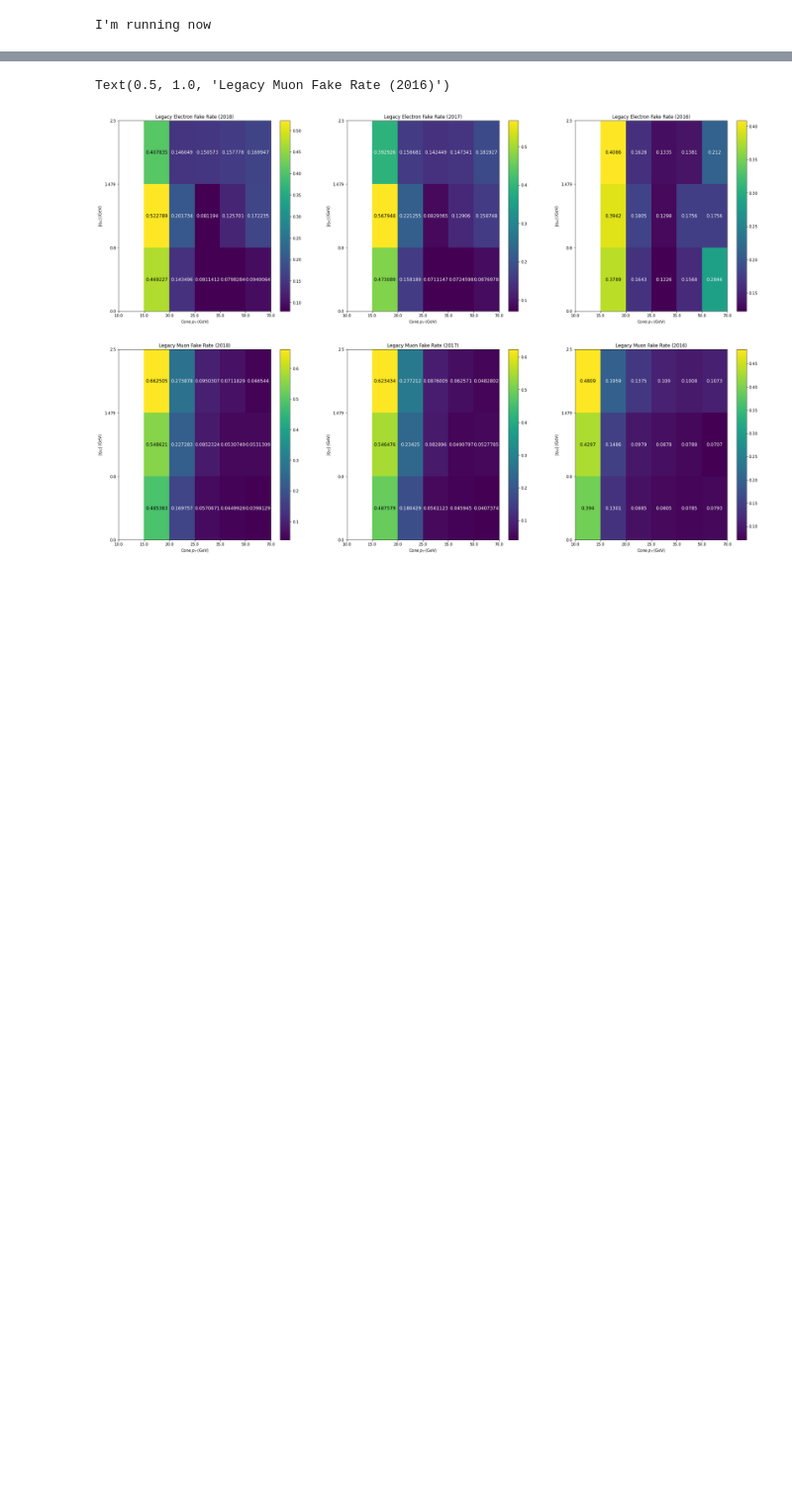
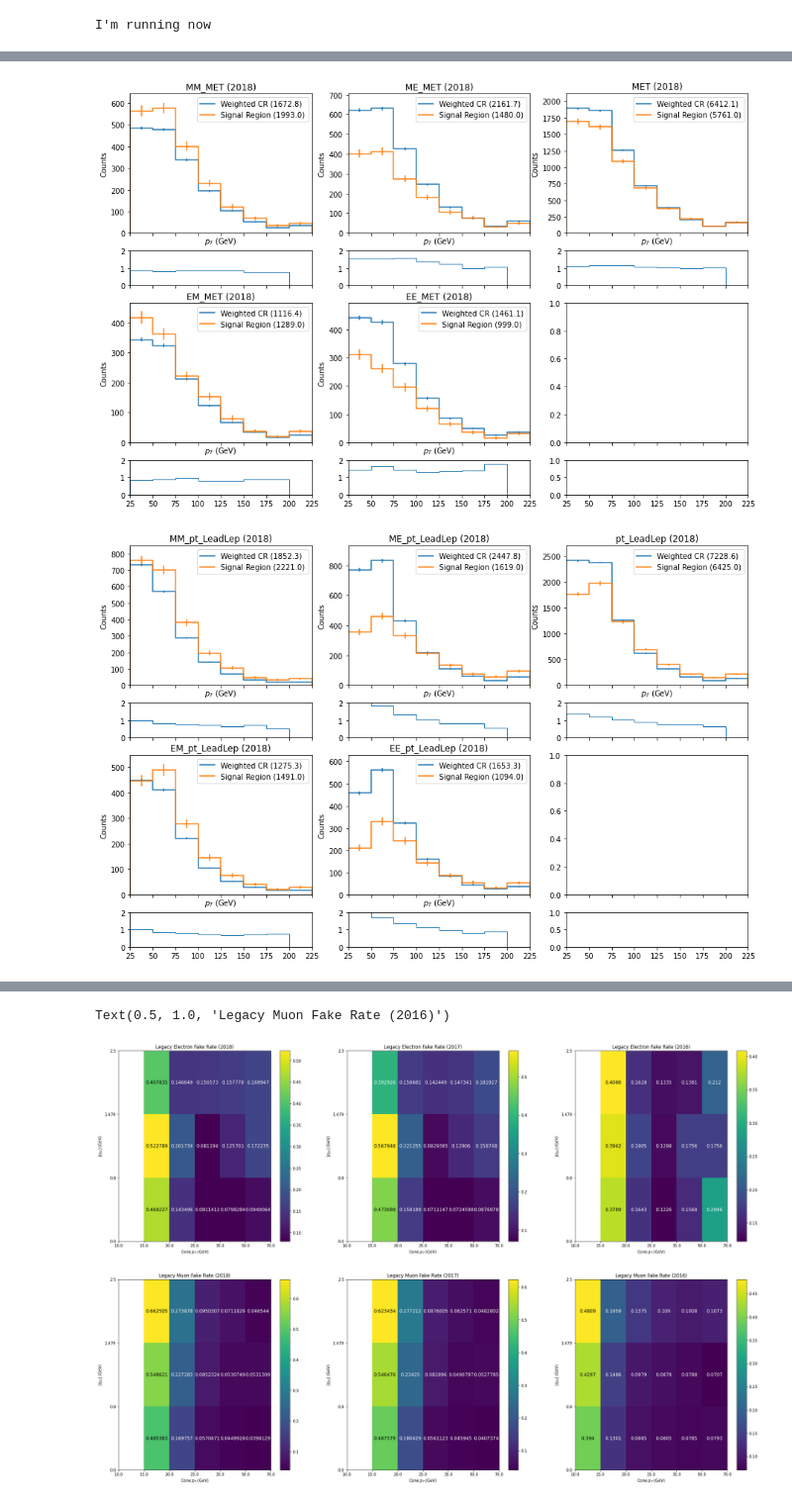
Before and after one commit to danbarto/tW_scattering, a Jupyter notebook: notebooks/FCNC_FR_validation.ipynb, the cells around one changed output, grey strips where cells are left out. Shown at 99% size. Cells and saved outputs as stored; diff of their text form; code cells hidden in the pictures; blank space fills up the shorter version.

```diff
--- a/notebooks/FCNC_FR_validation.ipynb
+++ b/notebooks/FCNC_FR_validation.ipynb
@@ -151,0 +240,74 @@ plt.draw()
+# %%
+#fig, ax = plt.subplots(2, 3, figsize=(15, 10))
+fig, ax = plt.subplots(4, 3, sharex=True, figsize=(15,10), gridspec_kw=dict(height_ratios=[4, 1, 4, 1]))
+pp_hist(output, "MM_MET", ax[0,0])
+pp_hist(output, "ME_MET", ax[0,1])
+pp_ratio(output, "MM_MET", ax[1,0])
+pp_ratio(output, "ME_MET", ax[1,1])
+pp_hist(output, "EM_MET", ax[2,0])
+pp_hist(output, "EE_MET", ax[2,1])
+pp_ratio(output, "EM_MET", ax[3,0])
+pp_ratio(output, "EE_MET", ax[3,1])
+pp_hist(output, "MET", ax[0,2])
+pp_ratio(output, "MET", ax[1,2])
+plt.savefig("/home/users/cmcmahon/public_html/fake_rates/histograms/{}/MET.pdf".format(year))
+plt.draw()
+
+fig, ax = plt.subplots(4, 3, sharex=True,  figsize=(15,10), gridspec_kw=dict(height_ratios=[4, 1, 4, 1]))
+pp_hist(output, "MM_pt_LeadLep", ax[0,0])
+pp_hist(output, "ME_pt_LeadLep", ax[0,1])
+pp_ratio(output, "MM_pt_LeadLep", ax[1,0])
+pp_ratio(output, "ME_pt_LeadLep", ax[1,1])
+pp_hist(output, "EM_pt_LeadLep", ax[2,0])
+pp_hist(output, "EE_pt_LeadLep", ax[2,1])
+pp_ratio(output, "EM_pt_LeadLep", ax[3,0])
+pp_ratio(output, "EE_pt_LeadLep", ax[3,1])
+pp_hist(output, "pt_LeadLep", ax[0,2])
+pp_ratio(output, "pt_LeadLep", ax[1,2])
+plt.savefig("/home/users/cmcmahon/public_html/fake_rates/histograms/{}/leadlep_pt.pdf".format(year))
+plt.draw()
+
+fig, ax = plt.subplots(4, 3, sharex=True, figsize=(15,10), gridspec_kw=dict(height_ratios=[4, 1, 4, 1]))
+pp_hist(output, "MM_HT", ax[0,0])
+pp_hist(output, "ME_HT", ax[0,1])
+pp_ratio(output, "MM_HT", ax[1,0])
+pp_ratio(output, "ME_HT", ax[1,1])
+pp_hist(output, "EM_HT", ax[2,0])
+pp_hist(output, "EE_HT", ax[2,1])
+pp_ratio(output, "EM_HT", ax[3,0])
+pp_ratio(output, "EE_HT", ax[3,1])
+pp_hist(output, "HT", ax[0,2])
+pp_ratio(output, "HT", ax[1,2])
+plt.savefig("/home/users/cmcmahon/public_html/fake_rates/histograms/{}/ht.pdf".format(year))
+plt.draw()
+
+fig, ax = plt.subplots(4, 3, sharex=True, figsize=(15,10), gridspec_kw=dict(height_ratios=[4, 1, 4, 1]))
+pp_hist(output, "MM_njets", ax[0,0])
+pp_hist(output, "ME_njets", ax[0,1])
+pp_ratio(output, "MM_njets", ax[1,0])
+pp_ratio(output, "ME_njets", ax[1,1])
+pp_hist(output, "EM_njets", ax[2,0])
+pp_hist(output, "EE_njets", ax[2,1])
+pp_ratio(output, "EM_njets", ax[3,0])
+pp_ratio(output, "EE_njets", ax[3,1])
+pp_hist(output, "njets", ax[0,2])
+pp_ratio(output, "njets", ax[1,2])
+plt.savefig("/home/users/cmcmahon/public_html/fake_rates/histograms/{}/njets.pdf".format(year))
+plt.draw()
+
+fig, ax = plt.subplots(4, 3, sharex=True, figsize=(15,10), gridspec_kw=dict(height_ratios=[4, 1, 4, 1]))
+pp_hist(output, "MM_N_b", ax[0,0])
+pp_hist(output, "ME_N_b", ax[0,1])
+pp_ratio(output, "MM_N_b", ax[1,0])
+pp_ratio(output, "ME_N_b", ax[1,1])
+pp_hist(output, "EM_N_b", ax[2,0])
+pp_hist(output, "EE_N_b", ax[2,1])
+pp_ratio(output, "EM_N_b", ax[3,0])
+pp_ratio(output, "EE_N_b", ax[3,1])
+pp_hist(output, "N_b", ax[0,2])
+pp_ratio(output, "N_b", ax[1,2])
+plt.savefig("/home/users/cmcmahon/public_html/fake_rates/histograms/{}/nbtag.pdf".format(year))
+plt.draw()
+# %% [output]
+[figure, added]
+[figure, added]
```
Also changed, not shown: parts of 10 cells of this notebook, 3 other files.
